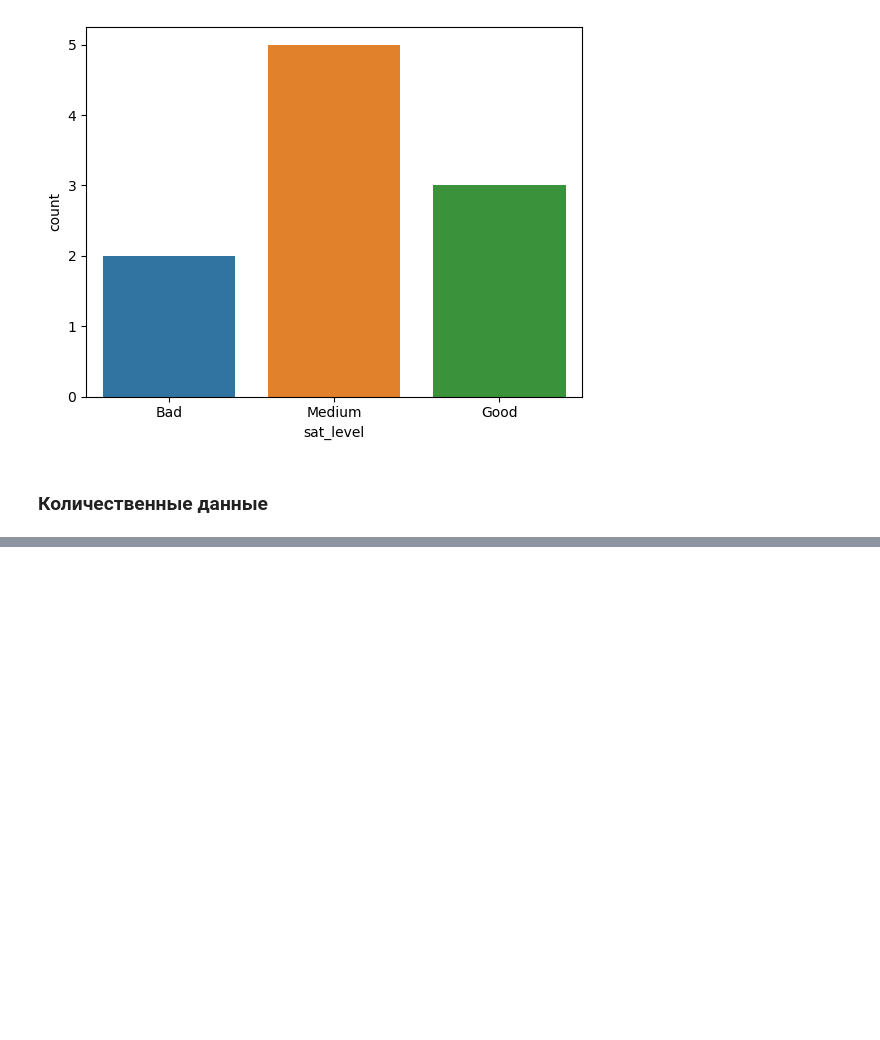
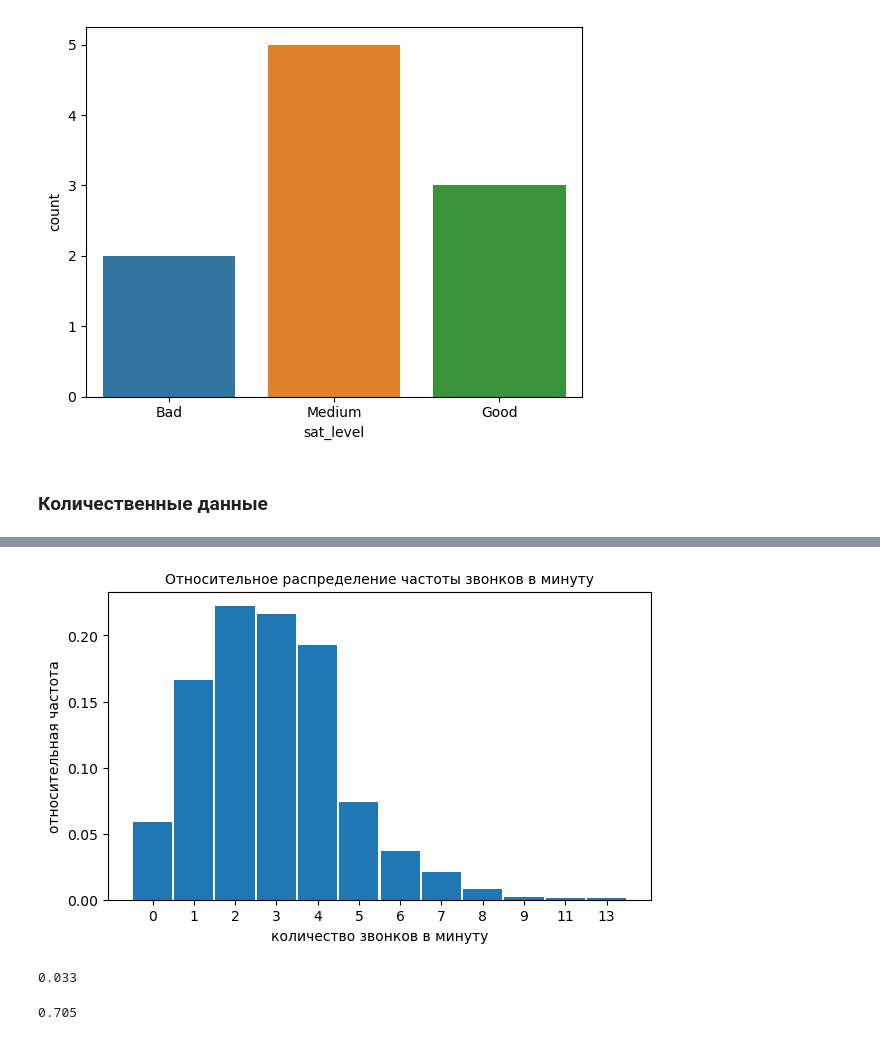
Before and after one commit to ShaidulinAndrew/Pandas_classes, a Jupyter notebook: Pandas3_makarov.ipynb, the cells around one changed output, grey strips where cells are left out. Saved outputs shown, nothing was run; the diff lists cells and outputs as text; code cells hidden in the pictures; blank space fills up the shorter version.

```diff
--- a/Pandas3_makarov.ipynb
+++ b/Pandas3_makarov.ipynb
@@ -55,0 +88,22 @@ sns.countplot(x = 'sat_level', data = satisfaction);
+# %%
+# рассмотрим как распределено количество событий относительно их общего числа
+plt.figure(figsize = (7, 4))
+
+# для этого разделим количество звонков в каждом из столбцов на общее число звонков
+plt.bar([str(x) for x in unique], counts / len(res), width = 0.95)
+plt.title('Относительное распределение частоты звонков в минуту', fontsize = 10)
+plt.xlabel('количество звонков в минуту', fontsize = 10)
+plt.ylabel('относительная частота', fontsize = 10);
+# %% [output]
+[figure, added]
+# %%
+# какова вероятность получить более шести звонков в минуту
+# разделим число наблюдений, в которых было более шести звонков, на их общее количество
+np.round(len(res[res > 6])/len(res), 3)
+# %% [output]
+0.033
+# %%
+# какова вероятность получить от двух до шести звонков в минуту
+np.round(len(res[res <6])/len(res) - len(res[res < 2])/len(res), 3)
+# %% [output]
+0.705
```
Also changed, not shown: parts of 6 cells of this notebook.
